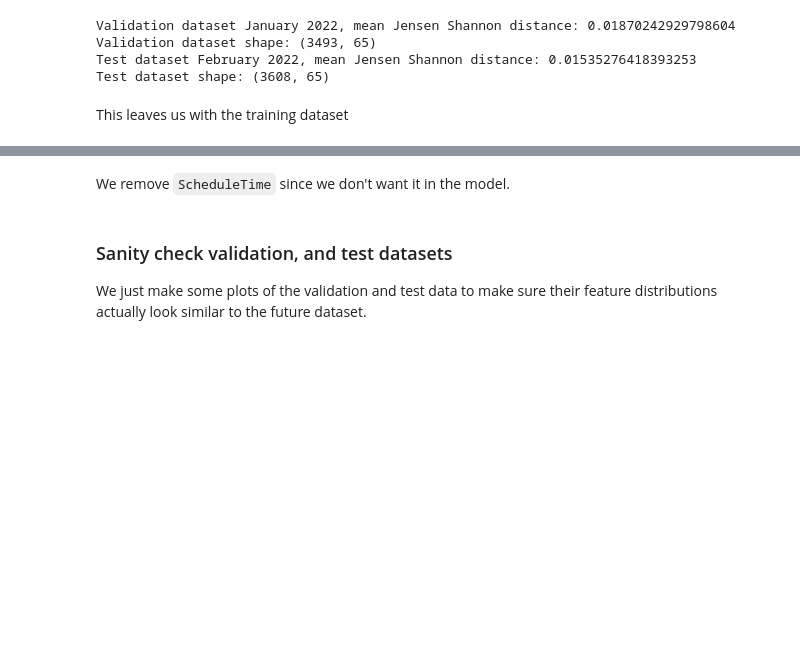
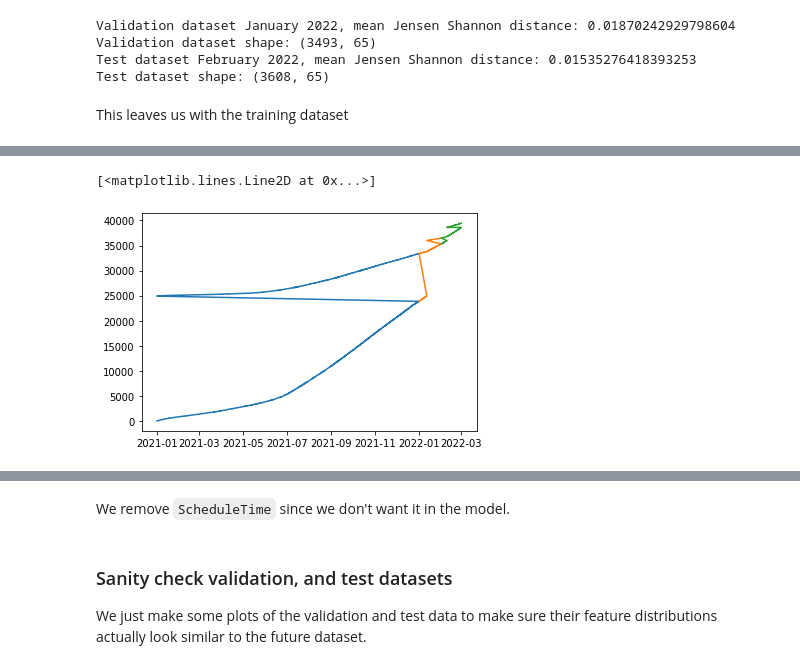
Before and after one commit to augustsemrau/02582case1, a Jupyter notebook: notebooks/data_preprocessing.ipynb, the cells around one changed output, grey strips where cells are left out. Drawn from its saved outputs; the diff is of its cells as text; code cells hidden in the pictures; blank space fills up the shorter version.

```diff
--- a/notebooks/data_preprocessing.ipynb
+++ b/notebooks/data_preprocessing.ipynb
@@ -474 +503,9 @@ This leaves us with the training dataset
+# %%
+import matplotlib.pyplot as plt
+plt.plot(train.ScheduleTime, train.index)
+plt.plot(validation.ScheduleTime, validation.index)
+plt.plot(test.ScheduleTime, test.index)
+# %% [output]
+[<matplotlib.lines.Line2D at 0x...>]
+[figure, added]
 # %%
```
Also changed, not shown: parts of 11 cells of this notebook, 3 other files.
